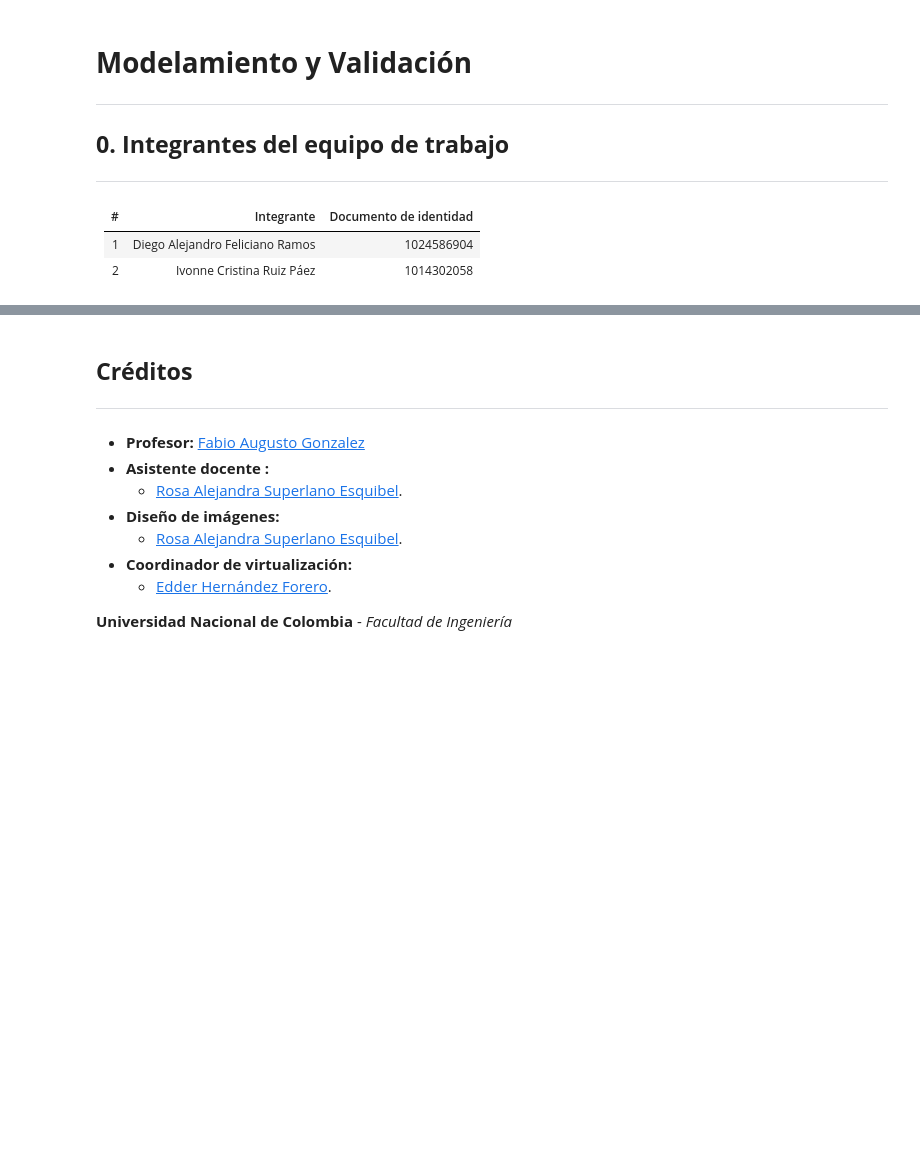
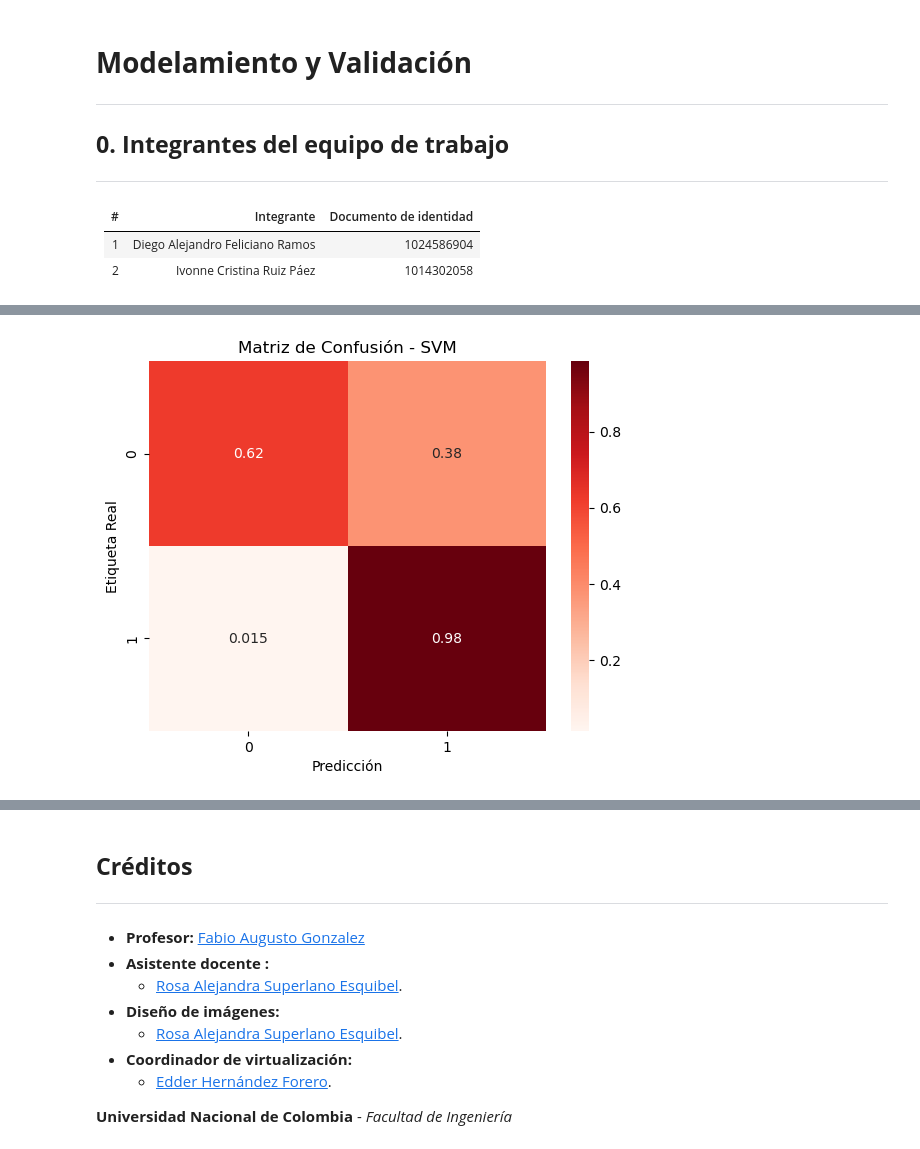
Before and after one commit to MLDS-UN-ProjectTeam/MLDS2, a Jupyter notebook: Entrega4.ipynb, the cells around one changed output, grey strips where cells are left out. Saved outputs shown, nothing was run; the diff lists cells and outputs as text; code cells hidden in the pictures; blank space fills up the shorter version.

```diff
--- a/Entrega4.ipynb
+++ b/Entrega4.ipynb
@@ -445,0 +302,6 @@ predicted: 2
+# %%
+# Parámetros para SVM
+param_grid_svm = {'C': [0.01, 0.1, 1, 10, 100], 'gamma': ['scale', 'auto']}
+svm_clf = SVC(kernel='rbf', random_state=42)
+grid_search_svm = GridSearchCV(svm_clf, param_grid_svm, cv=5, scoring='accuracy', verbose=2)
+grid_search_svm.fit(X_train_pca, y_train)
@@ -445,0 +348,5 @@ predicted: 2
+# %%
+# Evaluación en conjunto de validación
+best_svm = grid_search_svm.best_estimator_
+svm_val_score = best_svm.score(X_val_pca, y_val)
+print(f"Exactitud SVM en conjunto de validación: {svm_val_score:.2f}")
@@ -445,0 +402,6 @@ predicted: 2
+# %%
+# Evaluación de SVM en conjunto de prueba
+y_pred_svm = best_svm.predict(X_test_pca)
+
+# Reporte de clasificación para SVM
+print("Reporte de clasificación para SVM:\n", classification_report(y_test, y_pred_svm))
@@ -445,0 +418,10 @@ predicted: 2
+# %%
+
+cm_svm = confusion_matrix(y_test, y_pred_svm, normalize='true')
+sns.heatmap(cm_svm, annot=True, cmap='Reds')
+plt.title("Matriz de Confusión - SVM")
+plt.xlabel("Predicción")
+plt.ylabel("Etiqueta Real")
+plt.show()
+# %% [output]
+[figure, added]
```
Also changed, not shown: parts of 54 cells of this notebook.
